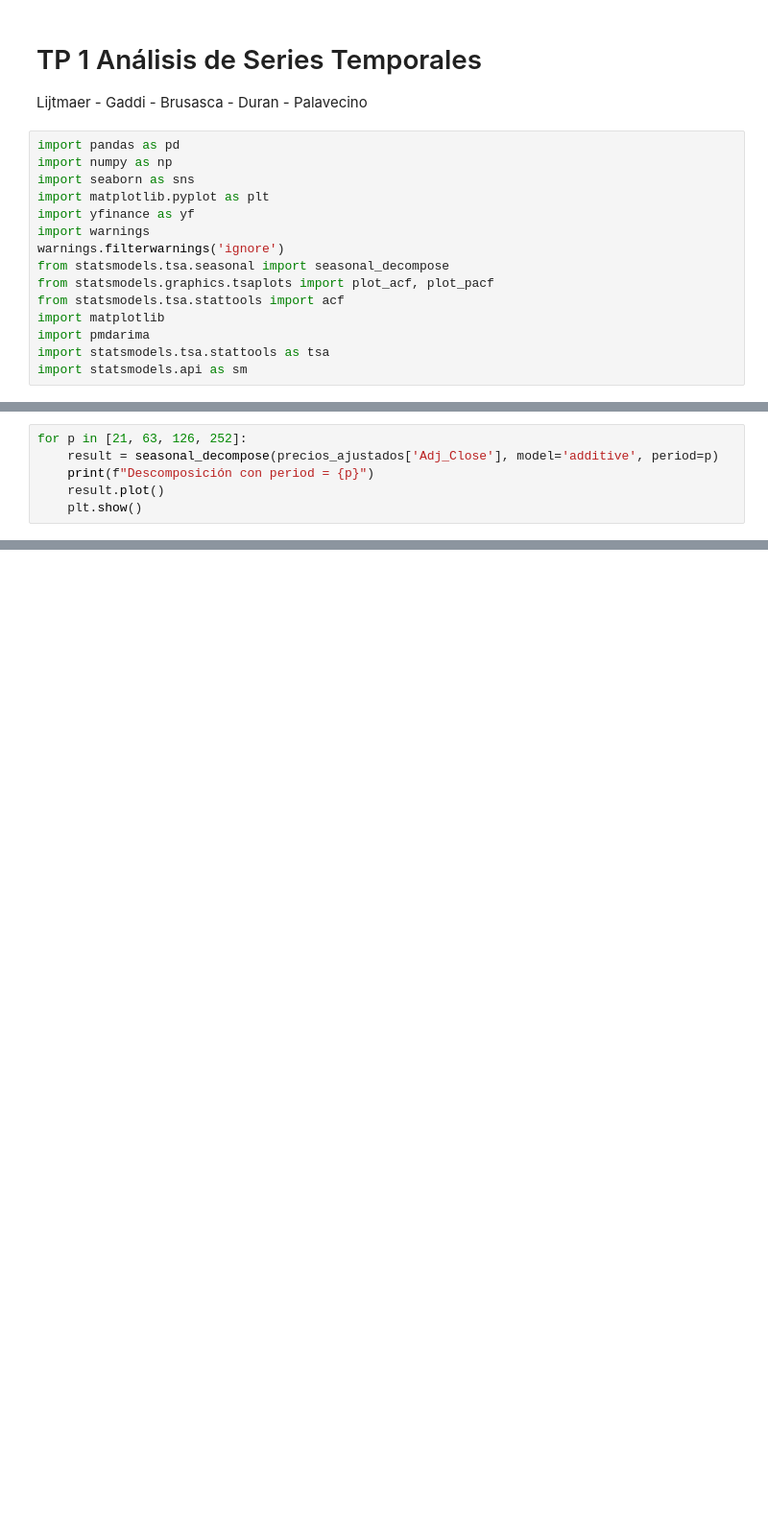
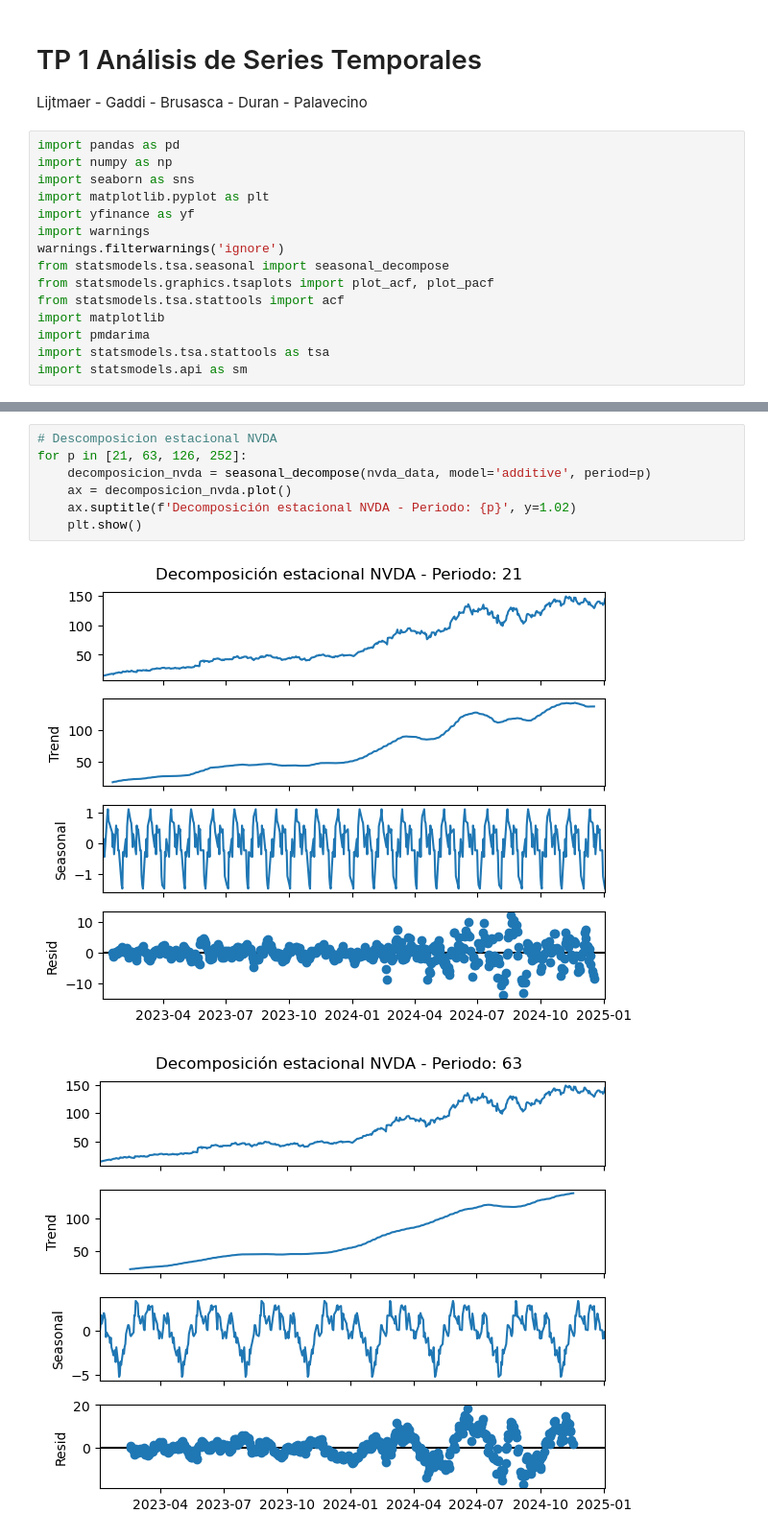
Before and after one commit to NicoPala01/AST_MCD_E10, a Jupyter notebook: AST_notebook.ipynb, the cells around one changed output, grey strips where cells are left out. Shown at 96% size. Saved outputs shown, nothing was run; the diff lists cells and outputs as text; blank space fills up the shorter version.

```diff
--- a/AST_notebook.ipynb
+++ b/AST_notebook.ipynb
@@ -58,6 +18,0 @@ plt.show()
-# %%
-for p in [21, 63, 126, 252]:
-    result = seasonal_decompose(precios_ajustados['Adj_Close'], model='additive', period=p)
-    print(f"Descomposición con period = {p}")
-    result.plot()
-    plt.show()
@@ -220,0 +55,10 @@ Warnings:
+# %%
+# Descomposicion estacional NVDA
+for p in [21, 63, 126, 252]:
+    decomposicion_nvda = seasonal_decompose(nvda_data, model='additive', period=p)
+    ax = decomposicion_nvda.plot()
+    ax.suptitle(f'Decomposición estacional NVDA - Periodo: {p}', y=1.02)
+    plt.show()
+# %% [output]
+[figure, added]
+[figure, added]
```
Also changed, not shown: parts of 43 cells of this notebook.
